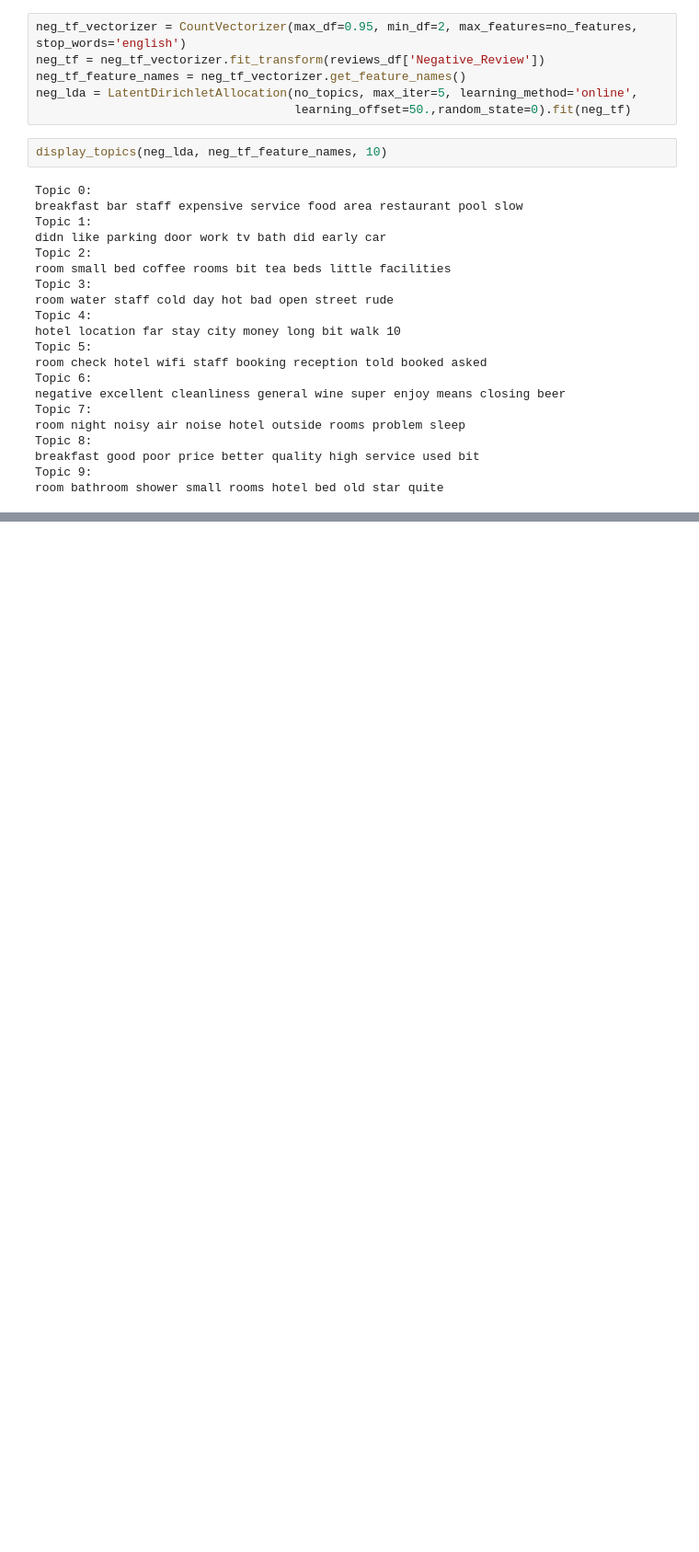
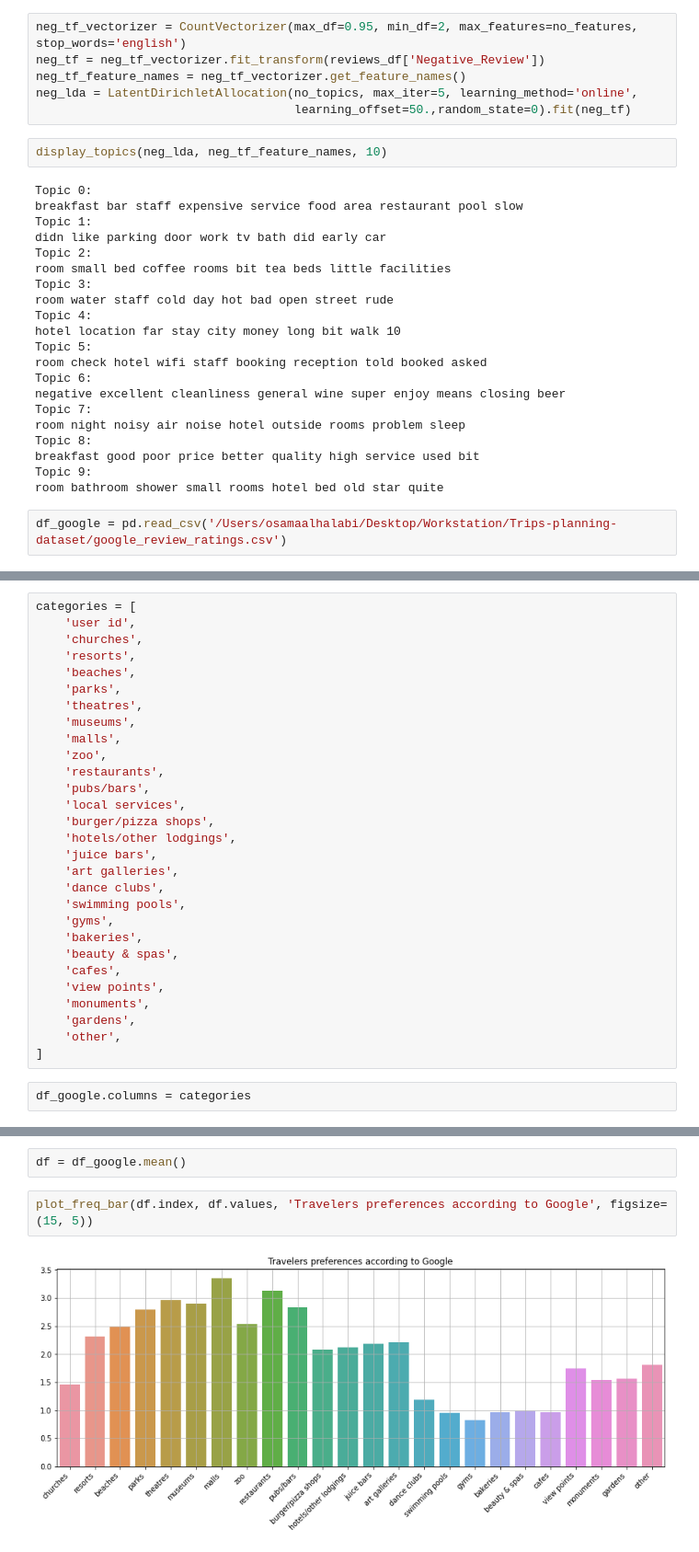
Before and after one commit to Ammar0ah/Itinerary-planning-system, a Jupyter notebook: data_scripts/dataAnalysis.ipynb, the cells around one changed output, grey strips where cells are left out. Shown at 92% size. Cells and saved outputs as stored; diff of their text form; blank space fills up the shorter version.

Commit message:
ploting users preferences distribution

```diff
--- a/data_scripts/dataAnalysis.ipynb
+++ b/data_scripts/dataAnalysis.ipynb
@@ -460,3 +460,5 @@ Topic 8:
 breakfast good poor price better quality high service used bit
 Topic 9:
 room bathroom shower small rooms hotel bed old star quite
+# %%
+df_google = pd.read_csv('/Users/osamaalhalabi/Desktop/Workstation/Trips-planning-dataset/google_review_ratings.csv')
@@ -462,0 +475,31 @@ room bathroom shower small rooms hotel bed old star quite
+# %%
+categories = [
+    'user id',
+    'churches',
+    'resorts',
+    'beaches',
+    'parks',
+    'theatres',
+    'museums',
+    'malls',
+    'zoo',
+    'restaurants',
+    'pubs/bars',
+    'local services',
+    'burger/pizza shops',
+    'hotels/other lodgings',
+    'juice bars',
+    'art galleries',
+    'dance clubs',
+    'swimming pools',
+    'gyms',
+    'bakeries',
+    'beauty & spas',
+    'cafes',
+    'view points',
+    'monuments',
+    'gardens',
+    'other',
+]
+# %%
+df_google.columns = categories
@@ -462,0 +516,6 @@ room bathroom shower small rooms hotel bed old star quite
+# %%
+df = df_google.mean()
+# %%
+plot_freq_bar(df.index, df.values, 'Travelers preferences according to Google', figsize=(15, 5))
+# %% [output]
+[figure, added]
```
Also changed, not shown: parts of 2 cells of this notebook.
